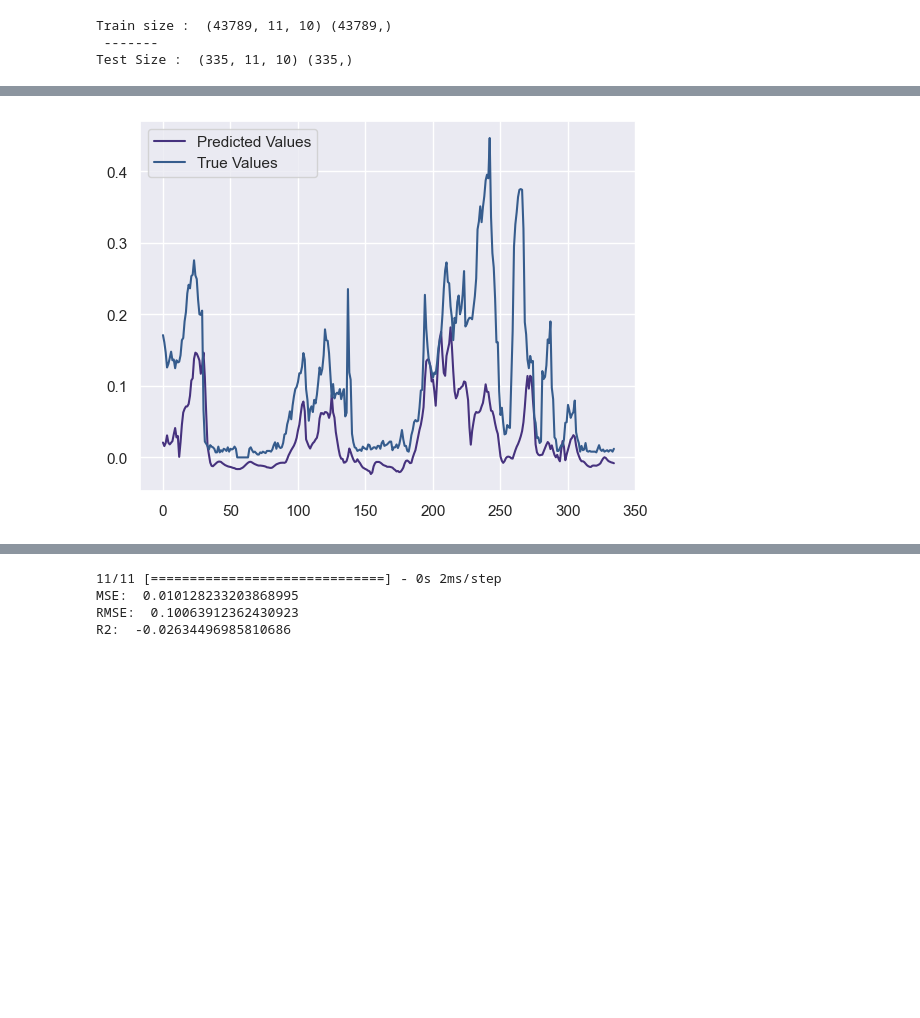
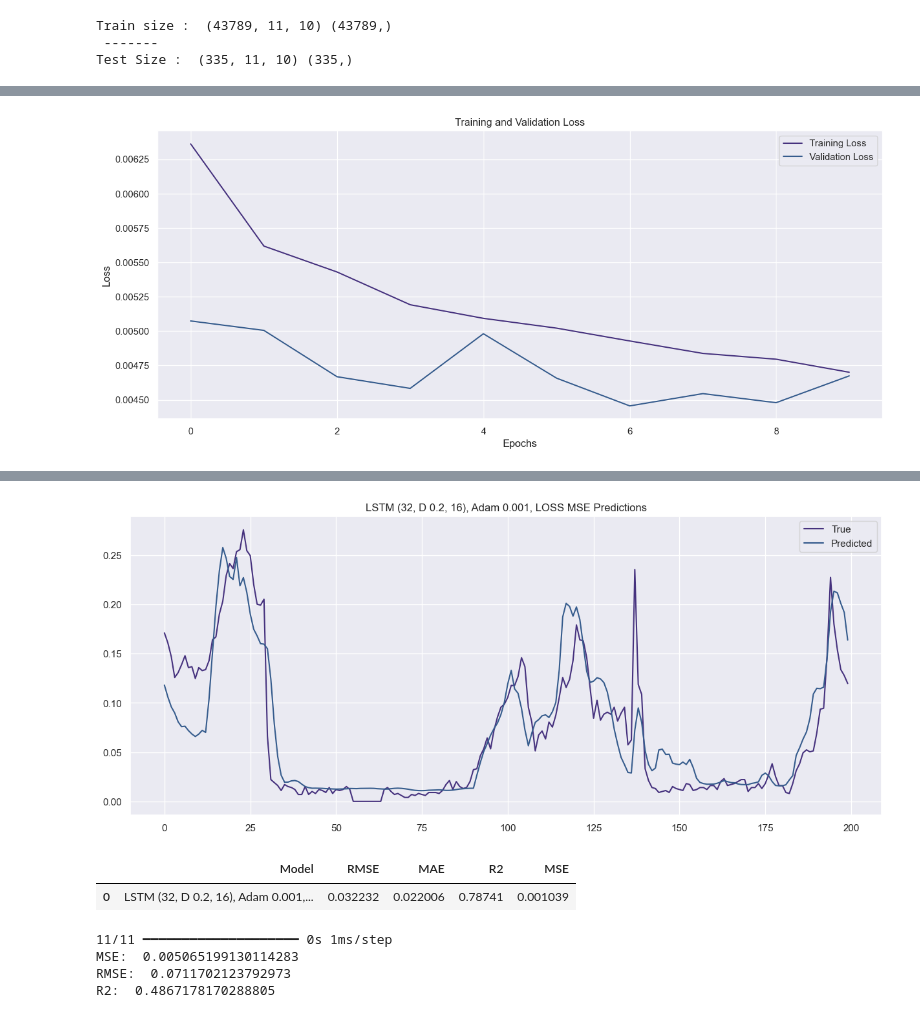
Before and after one commit to MilicaRangelov/Masinsko_ucenje, a Jupyter notebook: treci_projekat/air_pollution_forecast.ipynb, the cells around one changed output, grey strips where cells are left out. Cells and saved outputs as stored; diff of their text form; code cells hidden in the pictures; blank space fills up the shorter version.

```diff
--- a/treci_projekat/air_pollution_forecast.ipynb
+++ b/treci_projekat/air_pollution_forecast.ipynb
@@ -257,0 +274,2 @@ from tensorflow.keras.optimizers import Adam, Nadam, SGD, Adamax
+# %%
+all_results = pd.DataFrame(columns=['Model', 'RMSE', 'MAE', 'R2', 'MSE'])
@@ -258,20 +301,19 @@ from tensorflow.keras.optimizers import Adam, Nadam, SGD, Adamax
 # %%
-model = Sequential()
-model.add(LSTM(32, input_shape=(
-    X_train.shape[1], X_train.shape[2]), return_sequences=True))
-model.add(Dropout(0.2))
-model.add(LSTM(16, return_sequences=False))
-model.add(Dense(1))
-
-# Compile the model
-model.compile(loss='mse', optimizer=Adam(learning_rate=0.001),
-              metrics=[RootMeanSquaredError()])
-
-# Define callbacks for avoiding overfitting
-early_stopping = EarlyStopping(
-    monitor='val_loss', patience=10, restore_best_weights=True)
-checkpoint = ModelCheckpoint(
-    'best_model.keras', monitor='val_loss', save_best_only=True)
-
+model = tf.keras.Sequential([
+    tf.keras.layers.LSTM(32, input_shape=(
+        X_train.shape[1], X_train.shape[2]), return_sequences=True),
+    tf.keras.layers.Dropout(0.2),
+    tf.keras.layers.LSTM(16, return_sequences=False),
+    tf.keras.layers.Dense(1)
+])
+model.compile(
+    loss=tf.losses.MeanSquaredError(),
+    optimizer=tf.optimizers.Adam(learning_rate=0.001),
+    metrics=[tf.metrics.RootMeanSquaredError()]
+)
 model.summary()
+history = model.fit(X_train, y_train,
+                    epochs=10, batch_size=32,
+                    validation_split=0.1,
+                    callbacks=[early_stopping, checkpoint])
 # %% [output]
@@ -295,3 +354,0 @@ _________________________________________________________________
-# %%
-history = model.fit(X_train, y_train, epochs=20, batch_size=32,
-                    validation_split=0.1, callbacks=[early_stopping, checkpoint], shuffle=False)
@@ -342,7 +355,7 @@ test_results.head()
-# %%
-plt.plot(test_results['Train Predictions'], label='Predicted Values')
-plt.plot(test_results['Actual'], label='True Values')
-plt.legend()
-plt.show()
-# %% [output]
-[figure, removed]
+# %%
+plot_train_history(history)
+best_model = tf.keras.models.load_model('best_model.keras')
+test_model(best_model, 'LSTM (32, D 0.2, 16), Adam 0.001, LOSS MSE',
+           X_test, y_test, 200)
+# %% [output]
+[figure, added]
@@ -349,3 +363,6 @@ plt.show()
+[figure, added]
+|  | Model | RMSE | MAE | R2 | MSE |
+| 0 | LSTM (32, D 0.2, 16), Adam 0.001,... | 0.032232 | 0.022006 | 0.78741 | 0.001039 |
 # %%
 from sklearn.metrics import mean_squared_error as mse
 from sklearn.metrics import r2_score
@@ -355,7 +372,7 @@ print("MSE: ", mse(y_test, y_pred))
 print("RMSE: ", np.sqrt(mse(y_test, y_pred)))
 print("R2: ", r2_score(y_test.flatten(), y_pred))
 # %% [output]
-11/11 [==============================] - 0s 2ms/step
-MSE:  0.010128233203868995
-RMSE:  0.10063912362430923
-R2:  -0.02634496985810686
+11/11 ━━━━━━━━━━━━━━━━━━━━ 0s 1ms/step
+MSE:  0.005065199130114283
+RMSE:  0.0711702123792973
+R2:  0.4867178170288805
```
Also changed, not shown: parts of 47 cells of this notebook.
